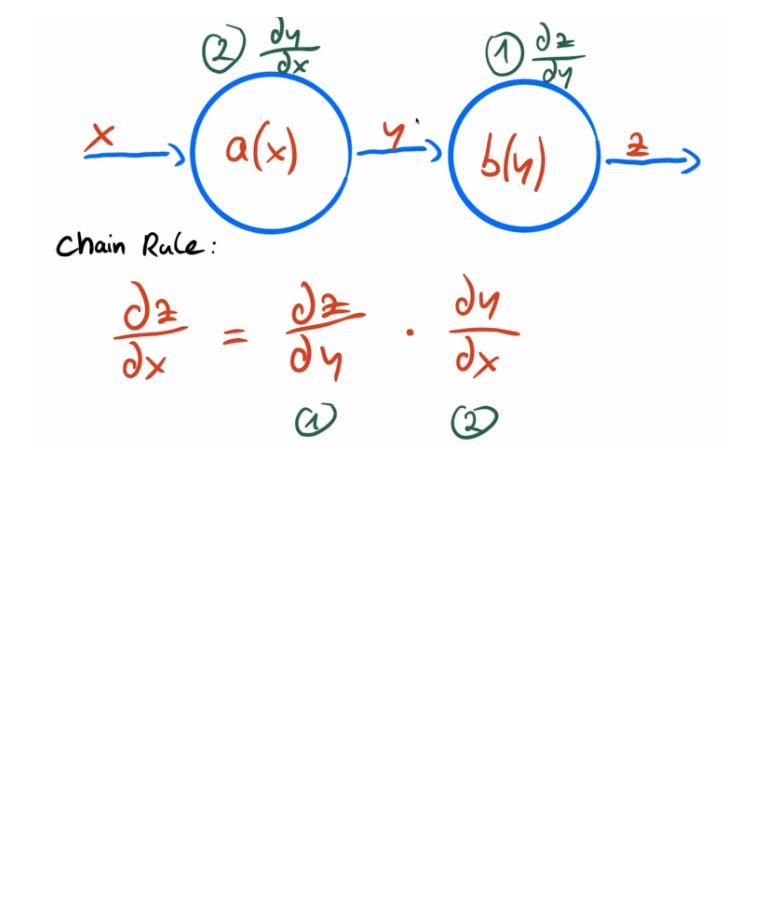
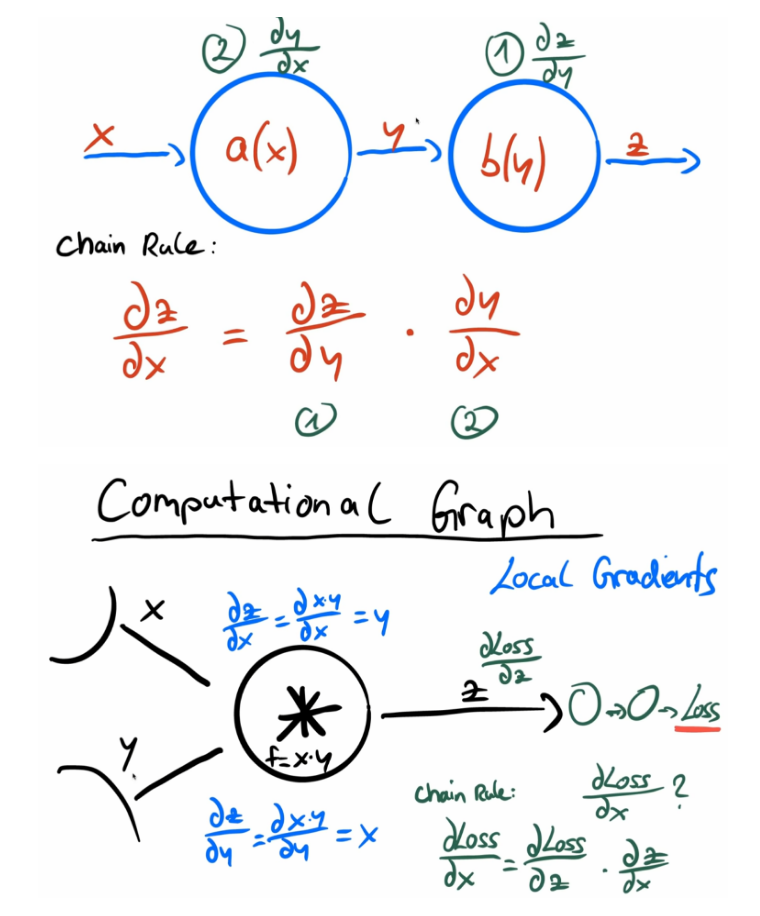
Before and after one commit to MatNepo/LearningPyTorch, a Jupyter notebook: backpropagation.ipynb, the cells around one changed output. Saved outputs shown, nothing was run; the diff lists cells and outputs as text; code cells hidden in the pictures; blank space fills up the shorter version.

Commit message:
Training with backpropagation

```diff
--- a/backpropagation.ipynb
+++ b/backpropagation.ipynb
@@ -8,3 +10,8 @@ image_path = 'data/backpropagation_1.png'
 Image(filename=image_path)
 # %% [output]
 [figure]
+# %%
+image_path = 'data/backpropagation_2.png'
+Image(filename=image_path)
+# %% [output]
+[figure, added]
```
Also changed, not shown: parts of 2 cells of this notebook.
